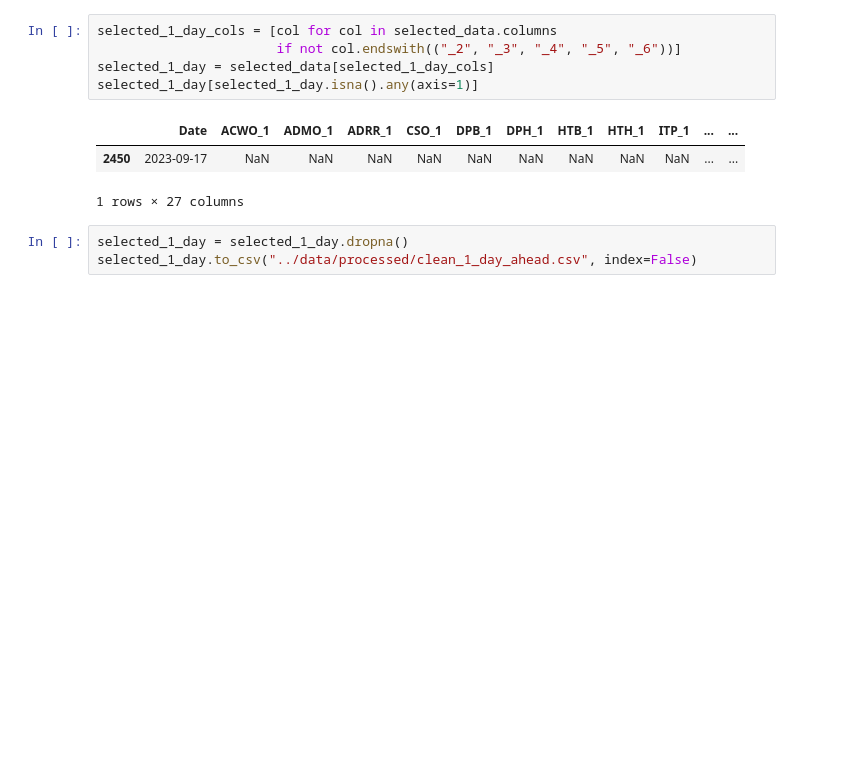
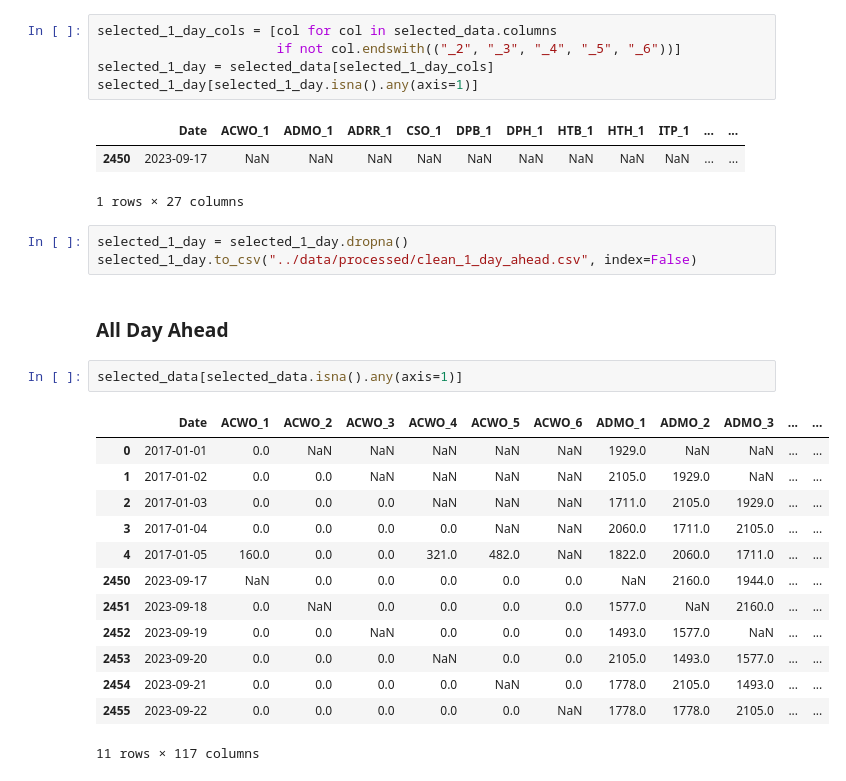
Before and after one commit to willcoughlin/predicting-abnormal-grid-conditions, a Jupyter notebook: notebooks/01-clean-joined-data.ipynb, the cells around one changed output. Drawn from its saved outputs; the diff is of its cells as text; blank space fills up the shorter version.

Commit message:
Refactor day ahead cleaning and sample logistic regression notebook

```diff
--- a/notebooks/03-clean-lagged-datasets.ipynb
+++ b/notebooks/01-clean-joined-data.ipynb
@@ -128,3 +128,21 @@ selected_1_day[selected_1_day.isna().any(axis=1)]
 # %%
 selected_1_day = selected_1_day.dropna()
 selected_1_day.to_csv("../data/processed/clean_1_day_ahead.csv", index=False)
+# %% [markdown]
+### All Day Ahead
+# %%
+selected_data[selected_data.isna().any(axis=1)]
+# %% [output]
+|  | Date | ACWO_1 | ACWO_2 | ACWO_3 | ACWO_4 | ACWO_5 | ACWO_6 | ADMO_1 | ADMO_2 | ADMO_3 | ... | ... |
+| 0 | 2017-01-01 | 0.0 | NaN | NaN | NaN | NaN | NaN | 1929.0 | NaN | NaN | ... | ... |
+| 1 | 2017-01-02 | 0.0 | 0.0 | NaN | NaN | NaN | NaN | 2105.0 | 1929.0 | NaN | ... | ... |
+| 2 | 2017-01-03 | 0.0 | 0.0 | 0.0 | NaN | NaN | NaN | 1711.0 | 2105.0 | 1929.0 | ... | ... |
+| 3 | 2017-01-04 | 0.0 | 0.0 | 0.0 | 0.0 | NaN | NaN | 2060.0 | 1711.0 | 2105.0 | ... | ... |
+| 4 | 2017-01-05 | 160.0 | 0.0 | 0.0 | 321.0 | 482.0 | NaN | 1822.0 | 2060.0 | 1711.0 | ... | ... |
+| 2450 | 2023-09-17 | NaN | 0.0 | 0.0 | 0.0 | 0.0 | 0.0 | NaN | 2160.0 | 1944.0 | ... | ... |
+| 2451 | 2023-09-18 | 0.0 | NaN | 0.0 | 0.0 | 0.0 | 0.0 | 1577.0 | NaN | 2160.0 | ... | ... |
+| 2452 | 2023-09-19 | 0.0 | 0.0 | NaN | 0.0 | 0.0 | 0.0 | 1493.0 | 1577.0 | NaN | ... | ... |
+| 2453 | 2023-09-20 | 0.0 | 0.0 | 0.0 | NaN | 0.0 | 0.0 | 2105.0 | 1493.0 | 1577.0 | ... | ... |
+| 2454 | 2023-09-21 | 0.0 | 0.0 | 0.0 | 0.0 | NaN | 0.0 | 1778.0 | 2105.0 | 1493.0 | ... | ... |
+| 2455 | 2023-09-22 | 0.0 | 0.0 | 0.0 | 0.0 | 0.0 | NaN | 1778.0 | 1778.0 | 2105.0 | ... | ... |
+11 rows × 117 columns
```
Also changed, not shown: parts of 3 cells of this notebook, 2 other files.
